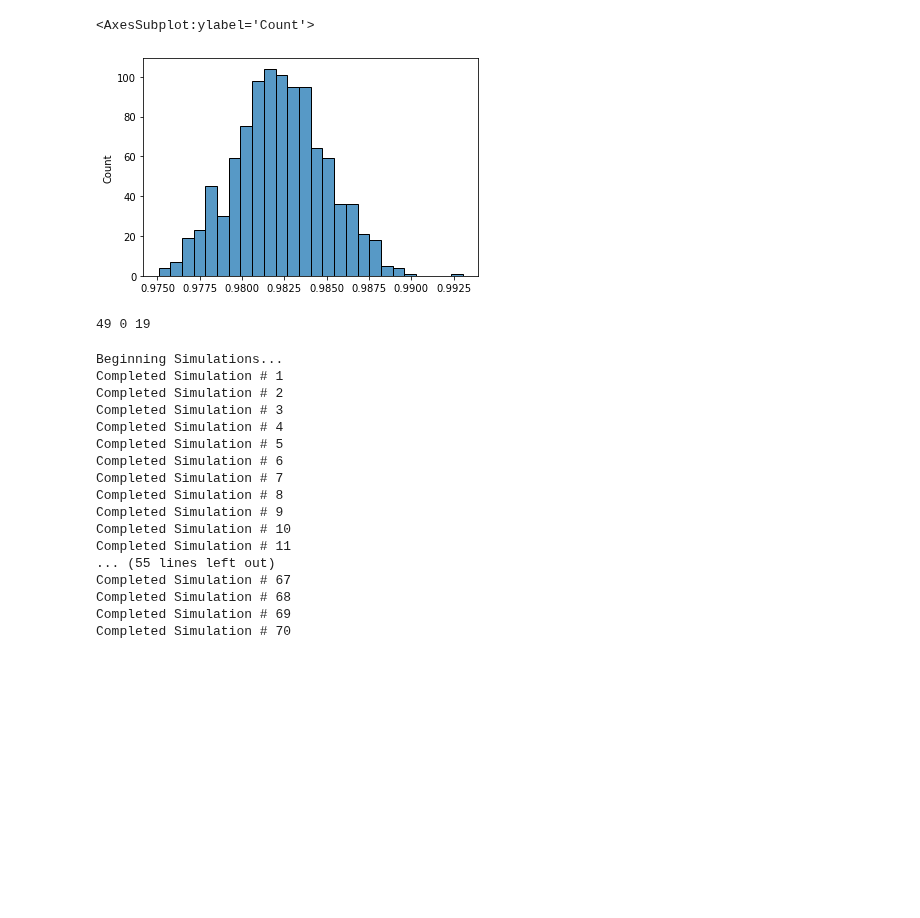
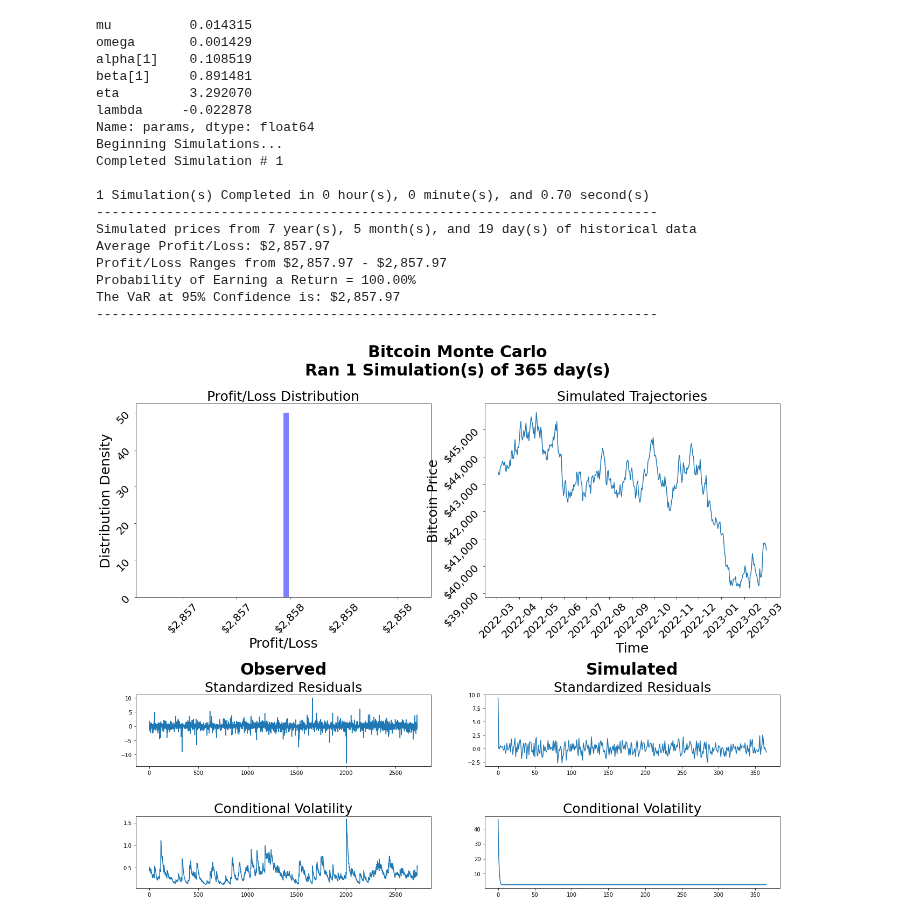
Before and after one commit to gpala7077/CryptoCurrency_Monte_Carlo_Simulation, a Jupyter notebook: Return Analysis.ipynb, the cells around one changed output. Cells and saved outputs as stored; diff of their text form; code cells hidden in the pictures; blank space fills up the shorter version.

Commit message:
Changed the volatility function.

```diff
--- a/Return Analysis.ipynb
+++ b/Return Analysis.ipynb
@@ -112,61 +1,41 @@ sns.histplot(random_return)
-# %%
-random_return = np.random.normal(
-    (mean_return)**(1/365), volatility/np.sqrt(365), 1000)  # Generate random return
-
-sns.histplot(random_return)
-# %% [output]
-<AxesSubplot:ylabel='Count'>
-[figure, removed]
-# %%
-data = yf.Ticker('GWW')
-
-price = data.history(period='max')
-
-vtime = price.index[-1] - price.index[0]
-
-
-years = int(vtime.days / 365)
-months = int((vtime.days % 365) / 30)
-days = int((vtime.days % 365) % 30)
-
-print(years, months, days)
-# %% [output]
-49 0 19
 # %%
 from Bitcoin_MonteCarlo import TimeSeries_MonteCarlo
+import pmdarima
+from arch import arch_model
+import numpy as np
 
 trading_days = 365
 horizon = 365
-rebuild_rate = 10
 model = 'Returns'
-simulations = 100
+simulations = 1
 options_info = dict(type='Asian', strike='geometric', interval=4) # Only necessary if model='Options', can be European or Asian.
 risk_free_rate = .03
 ticker = 'BTC-USD'
-arch_garch = dict(vol='GARCH', p=1, q=1, rescale=True, dist='skewt') # These are default values, can be changed
-arima = dict(information_criterion='aic') # These are default values, can be changed
+arch_garch = dict(vol='GARCH', p=1, q=1, o=0, mean="Constant", rescale=True, dist='skewt') # These are default values, can be changed
+arima = dict(information_criterion='bic') # These are default values, can be changed
 period = 'max' # Can also have a start/end data,  dict(start='2000-01-01',end='2015-01-01')
 
-
-TS = TimeSeries_MonteCarlo(ticker=ticker, period=period, model=model, horizon=horizon, trading_days=trading_days, rebuild_rate=rebuild_rate, options_info=options_info, risk_free_rate=risk_free_rate, arima=arima,arch_garch=arch_garch)
-
+TS = TimeSeries_MonteCarlo(ticker=ticker, period=period, model=model, horizon=horizon, trading_days=trading_days, options_info=options_info, risk_free_rate=risk_free_rate, arima=arima,arch_garch=arch_garch)
+print(TS.fitted_model.params)
 TS.RunSimulation(simulations)
 TS.Simulation_Statistics()
 # %% [output]
+mu          0.014315
+omega       0.001429
+alpha[1]    0.108519
+beta[1]     0.891481
+eta         3.292070
+lambda     -0.022878
+Name: params, dtype: float64
 Beginning Simulations...
 Completed Simulation # 1
-Completed Simulation # 2
-Completed Simulation # 3
-Completed Simulation # 4
-Completed Simulation # 5
-Completed Simulation # 6
-Completed Simulation # 7
-Completed Simulation # 8
-Completed Simulation # 9
-Completed Simulation # 10
-Completed Simulation # 11
-... (55 lines left out)
-Completed Simulation # 67
-Completed Simulation # 68
-Completed Simulation # 69
-Completed Simulation # 70
+
+1 Simulation(s) Completed in 0 hour(s), 0 minute(s), and 0.70 second(s)
+------------------------------------------------------------------------
+Simulated prices from 7 year(s), 5 month(s), and 19 day(s) of historical data
+Average Profit/Loss: $2,857.97
+Profit/Loss Ranges from $2,857.97 - $2,857.97
+Probability of Earning a Return = 100.00%
+The VaR at 95% Confidence is: $2,857.97
+------------------------------------------------------------------------
+[figure, added]
```
Also changed, not shown: parts of 16 cells of this notebook, 1 other file.
